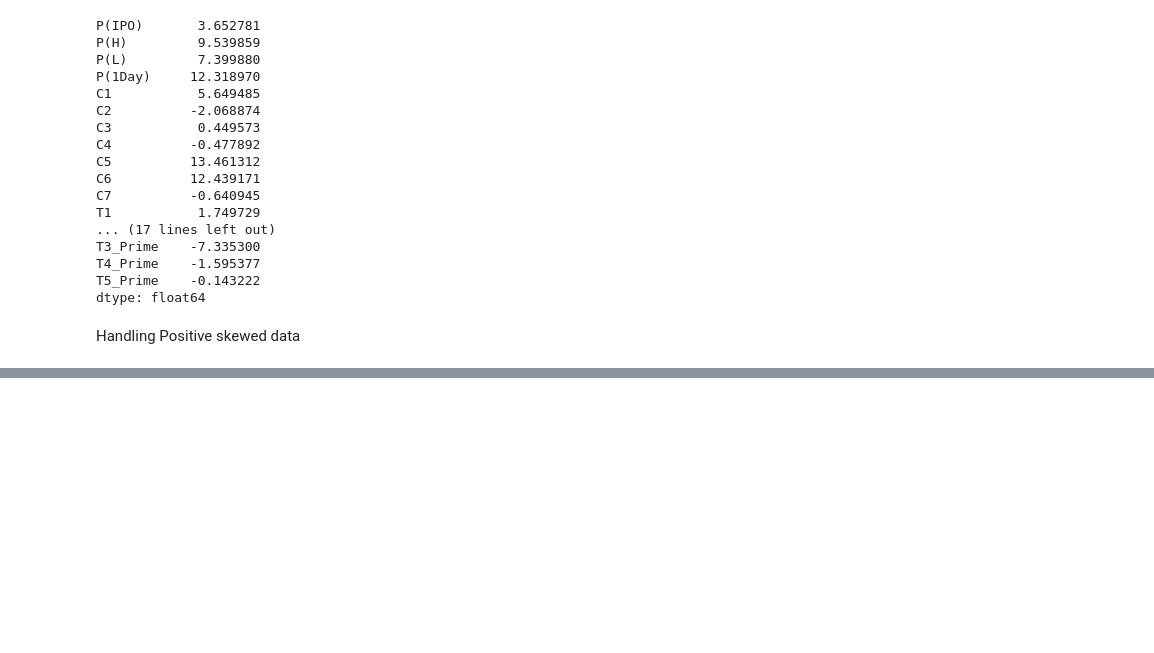
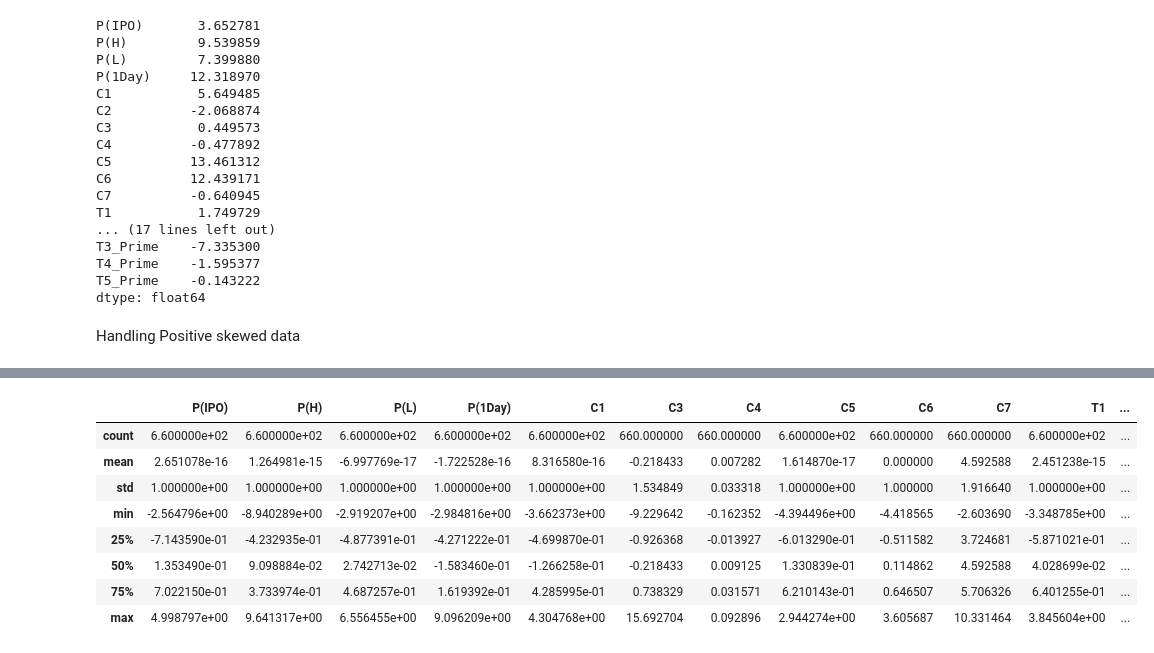
Before and after one commit to BA545-SP2019/2019-competition1-krb, a Jupyter notebook: main_brian2.ipynb, the cells around one changed output, grey strips where cells are left out. Saved outputs shown, nothing was run; the diff lists cells and outputs as text; code cells hidden in the pictures; blank space fills up the shorter version.

```diff
--- a/main_brian2.ipynb
+++ b/main_brian2.ipynb
@@ -401,0 +434,20 @@ dtype: float64
+# %%
+cols = ['P(IPO)', 'P(L)', 'C1', 'C5', 'C6', 'T1', 'T2', 'T3', 'T5', 'S1', 'S2', 'S3', 'P(Mid)', 'C5_Prime',
+            'S2_Prime','S3_Prime', 'S1_Prime', 'P(1Day)', 'T4', 'C6_Prime', 'P(H)', 'C5', 'C6', 'T4', 'T3_Prime', 'T4_Prime']
+
+for col in cols:
+    mean = df_copy[col].mean()
+    std_dev = df_copy[col].std()
+    df_copy[col] = (df_copy[col]-mean)/std_dev
+
+df_copy.describe()
+# %% [output]
+|  | P(IPO) | P(H) | P(L) | P(1Day) | C1 | C3 | C4 | C5 | C6 | C7 | T1 | ... |
+| count | 6.600000e+02 | 6.600000e+02 | 6.600000e+02 | 6.600000e+02 | 6.600000e+02 | 660.000000 | 660.000000 | 6.600000e+02 | 660.000000 | 660.000000 | 6.600000e+02 | ... |
+| mean | 2.651078e-16 | 1.264981e-15 | -6.997769e-17 | -1.722528e-16 | 8.316580e-16 | -0.218433 | 0.007282 | 1.614870e-17 | 0.000000 | 4.592588 | 2.451238e-15 | ... |
+| std | 1.000000e+00 | 1.000000e+00 | 1.000000e+00 | 1.000000e+00 | 1.000000e+00 | 1.534849 | 0.033318 | 1.000000e+00 | 1.000000 | 1.916640 | 1.000000e+00 | ... |
+| min | -2.564796e+00 | -8.940289e+00 | -2.919207e+00 | -2.984816e+00 | -3.662373e+00 | -9.229642 | -0.162352 | -4.394496e+00 | -4.418565 | -2.603690 | -3.348785e+00 | ... |
+| 25% | -7.143590e-01 | -4.232935e-01 | -4.877391e-01 | -4.271222e-01 | -4.699870e-01 | -0.926368 | -0.013927 | -6.013290e-01 | -0.511582 | 3.724681 | -5.871021e-01 | ... |
+| 50% | 1.353490e-01 | 9.098884e-02 | 2.742713e-02 | -1.583460e-01 | -1.266258e-01 | -0.218433 | 0.009125 | 1.330839e-01 | 0.114862 | 4.592588 | 4.028699e-02 | ... |
+| 75% | 7.022150e-01 | 3.733974e-01 | 4.687257e-01 | 1.619392e-01 | 4.285995e-01 | 0.738329 | 0.031571 | 6.210143e-01 | 0.646507 | 5.706326 | 6.401255e-01 | ... |
+| max | 4.998797e+00 | 9.641317e+00 | 6.556455e+00 | 9.096209e+00 | 4.304768e+00 | 15.692704 | 0.092896 | 2.944274e+00 | 3.605687 | 10.331464 | 3.845604e+00 | ... |
```
Also changed, not shown: parts of 10 cells of this notebook, 18 other files.
